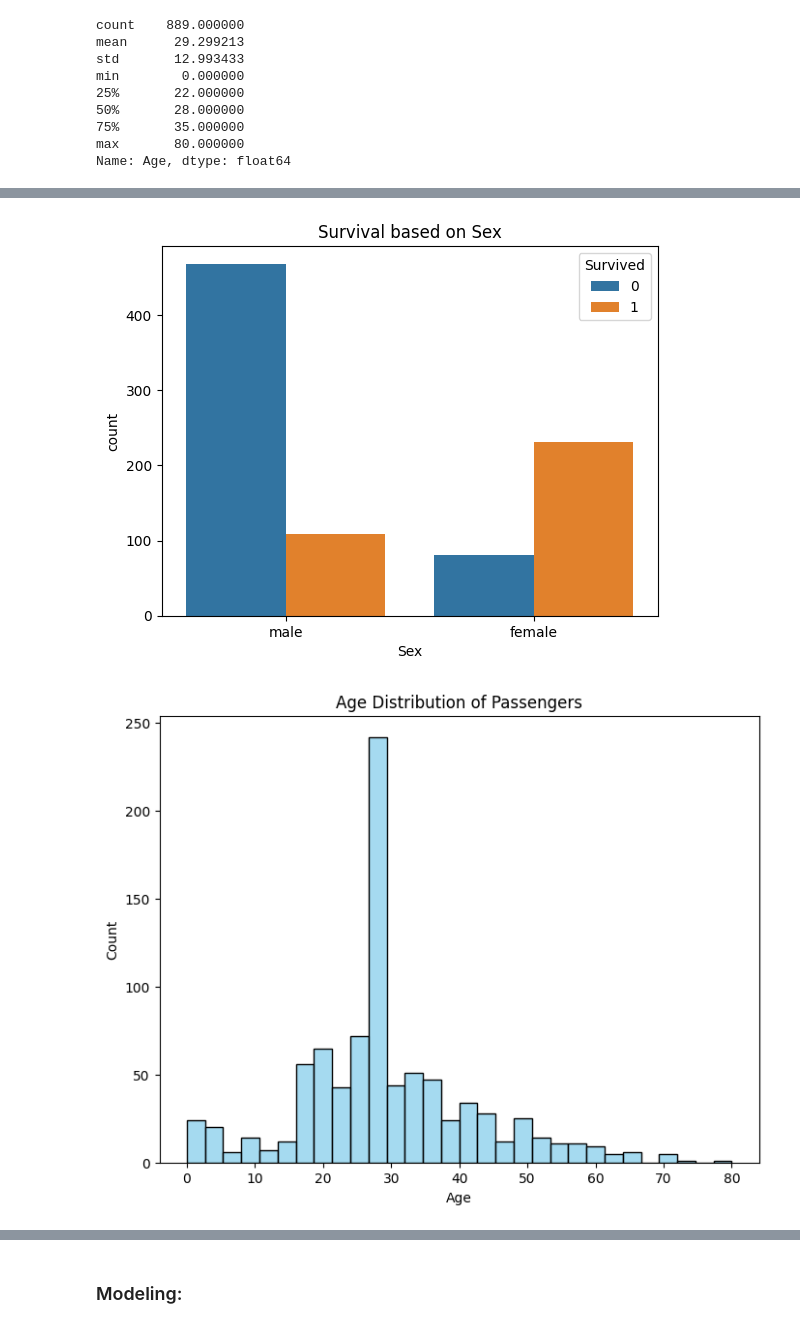
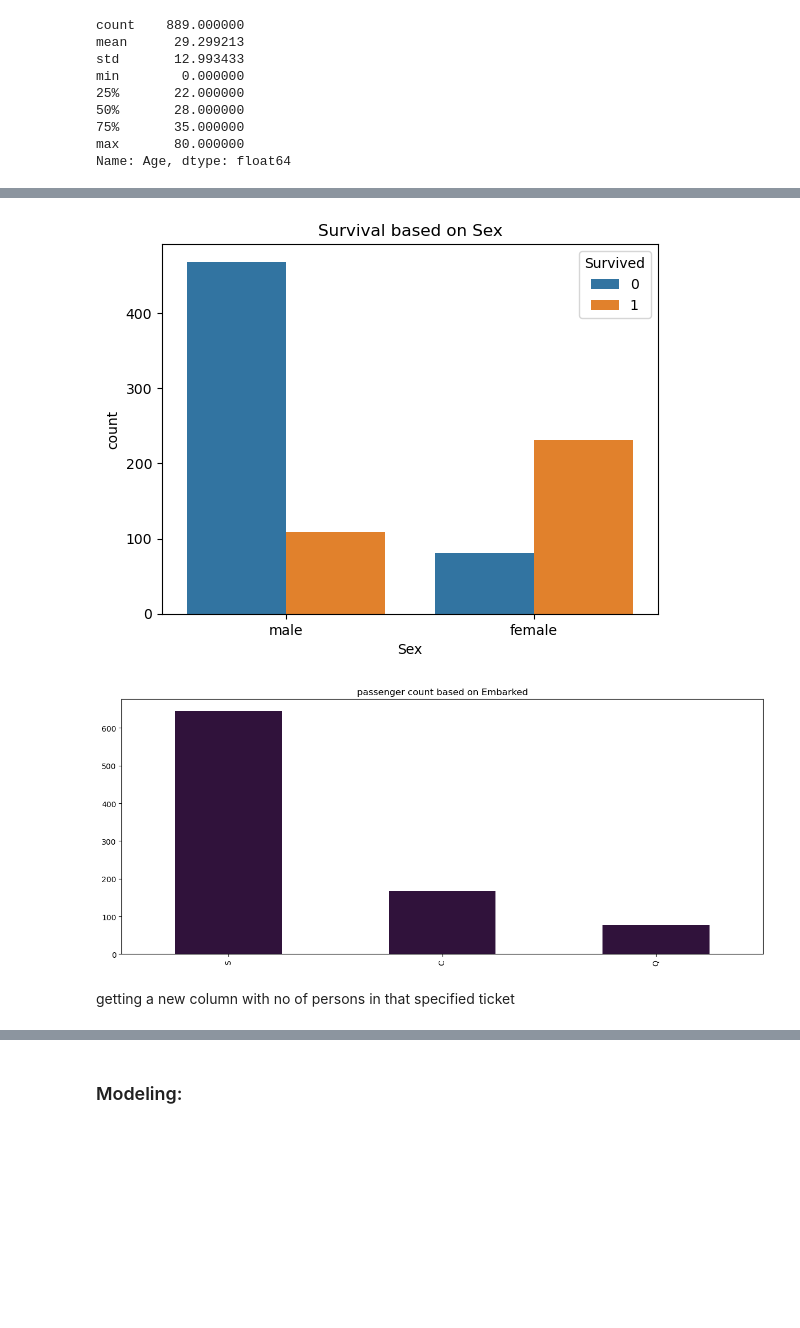
Before and after one commit to povphearum/projectDS, a Jupyter notebook: Project.ipynb, the cells around one changed output, grey strips where cells are left out. Saved outputs shown, nothing was run; the diff lists cells and outputs as text; code cells hidden in the pictures; blank space fills up the shorter version.

```diff
--- a/Project.ipynb
+++ b/Project.ipynb
@@ -129,9 +129,6 @@ titanic_data
 | 889 | 890 | 1 | 1 | Behr, Mr. Karl Howell | male | 26 | 0 | 0 | 111369 | 30.0000 | ... |
 | 890 | 891 | 0 | 3 | Dooley, Mr. Patrick | male | 32 | 0 | 0 | 370376 | 7.7500 | ... |
 889 rows × 12 columns
-# %%
-# Drop irrelevant columns
-titanic_data.drop(['Cabin', 'Ticket'], axis=1, inplace=True)
 # %%
 # Check missing values again
 titanic_data.isnull().sum()
@@ -199,13 +198,14 @@ sns.countplot(x='Sex', hue='Survived', data=titanic_data)
 plt.title('Survival based on Sex')
 plt.show()
 # %% [output]
-[figure, old version]
+[figure, new version]
-# %%
-#This histogram gives you an overview of the age distribution of passengers on the Titanic.
-
-plt.figure(figsize=(8, 6))
-sns.histplot(titanic_data['Age'].dropna(), kde=False, bins=30, color='skyblue')
-plt.title('Age Distribution of Passengers')
-plt.show()
-# %% [output]
-[figure, removed]
+# %%
+plt.figure(figsize=(15,6))
+a=titanic_data['Embarked'].value_counts()
+a[a>2].plot(kind='bar', cmap='turbo')
+plt.title('passenger count based on Embarked')
+plt.show()
+# %% [output]
+[figure, added]
+# %% [markdown]
+getting a new column with no of persons in that specified ticket
```
Also changed, not shown: parts of 16 cells of this notebook.
